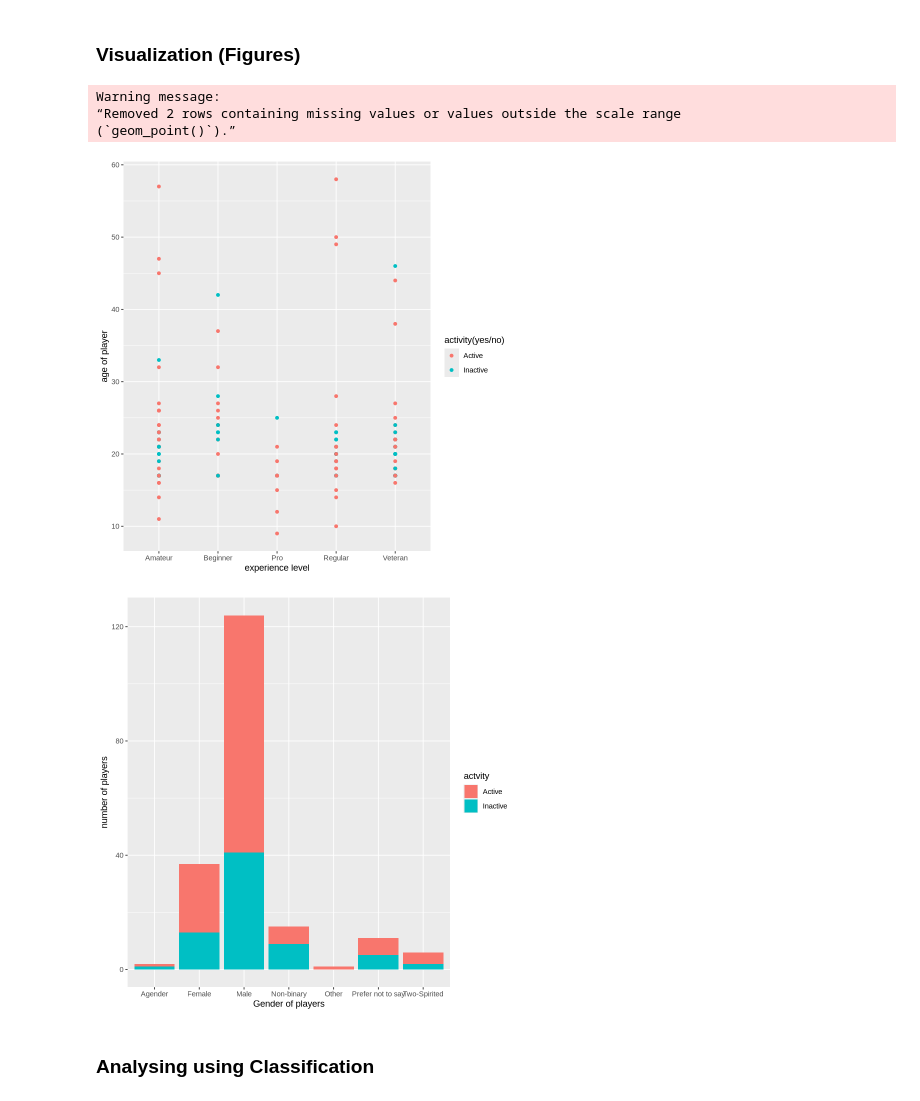
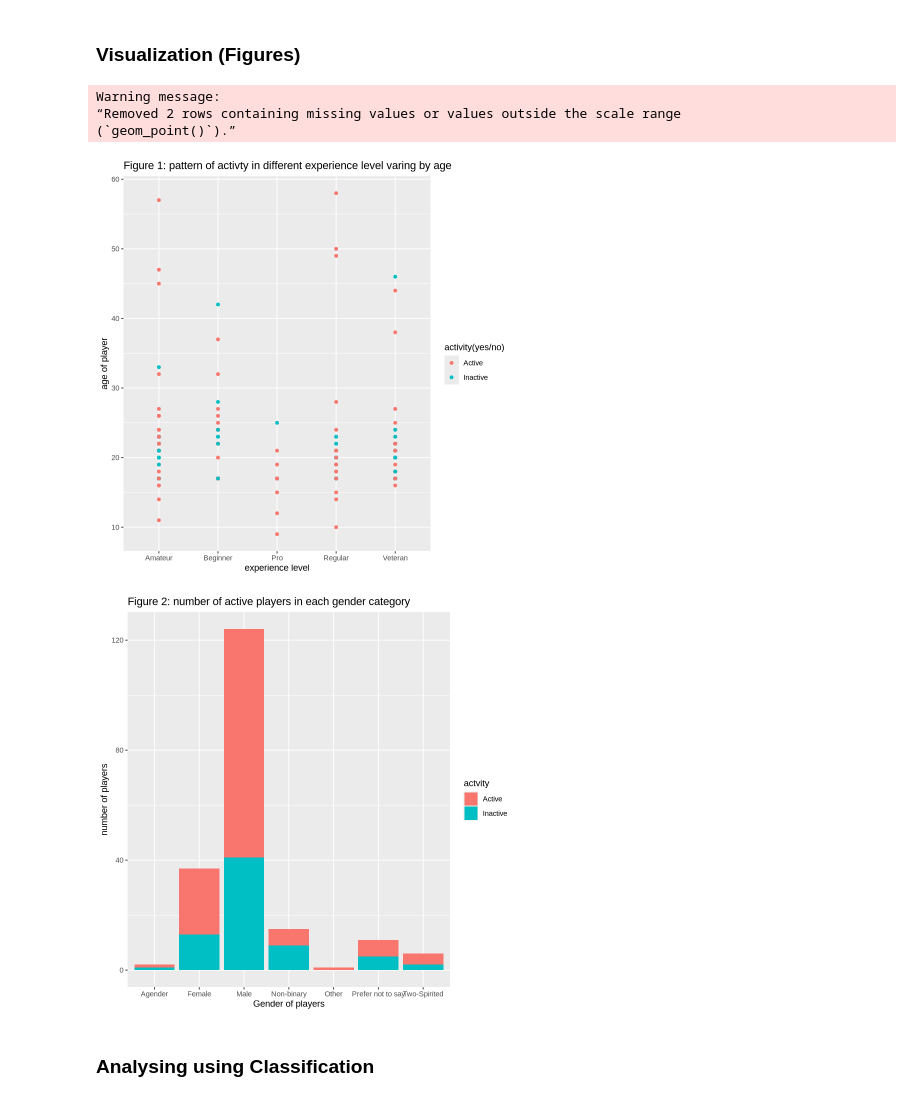
Before and after one commit to lucychenyun/DSCI100-Project-Group, a Jupyter notebook: Project.ipynb, the cells around one changed output. Cells and saved outputs as stored; diff of their text form; code cells hidden in the pictures.

Commit message:
Added 2 plots

```diff
--- a/Project.ipynb
+++ b/Project.ipynb
@@ -99,21 +99,23 @@ A tibble: 6 × 5
 # %%
 plot_1 <- player_data_2 |>
     ggplot(aes(x=experience, y=Age, color=active))+
     geom_point()+
-    labs(x="experience level", y="age of player", color="activity(yes/no)")
+    labs(x="experience level", y="age of player", color="activity(yes/no)")+
+    ggtitle("Figure 1: pattern of activty in different experience level varing by age")
 plot_1
 # %% [output]
 Warning message:
 “Removed 2 rows containing missing values or values outside the scale range
 (`geom_point()`).”
-[figure, old version]
+[figure, new version]
 # %%
 plot_2<- player_data_2 |>
     ggplot(aes(x=gender, fill=active))+
     geom_bar() +
-    labs(x="Gender of players", y="number of players", fill="actvity")
+    labs(x="Gender of players", y="number of players", fill="actvity") +
+    ggtitle("Figure 2: number of active players in each gender category")
 plot_2
 # %% [output]
-[figure, old version]
+[figure, new version]
 # %% [markdown]
 ### Analysing using Classification
```
